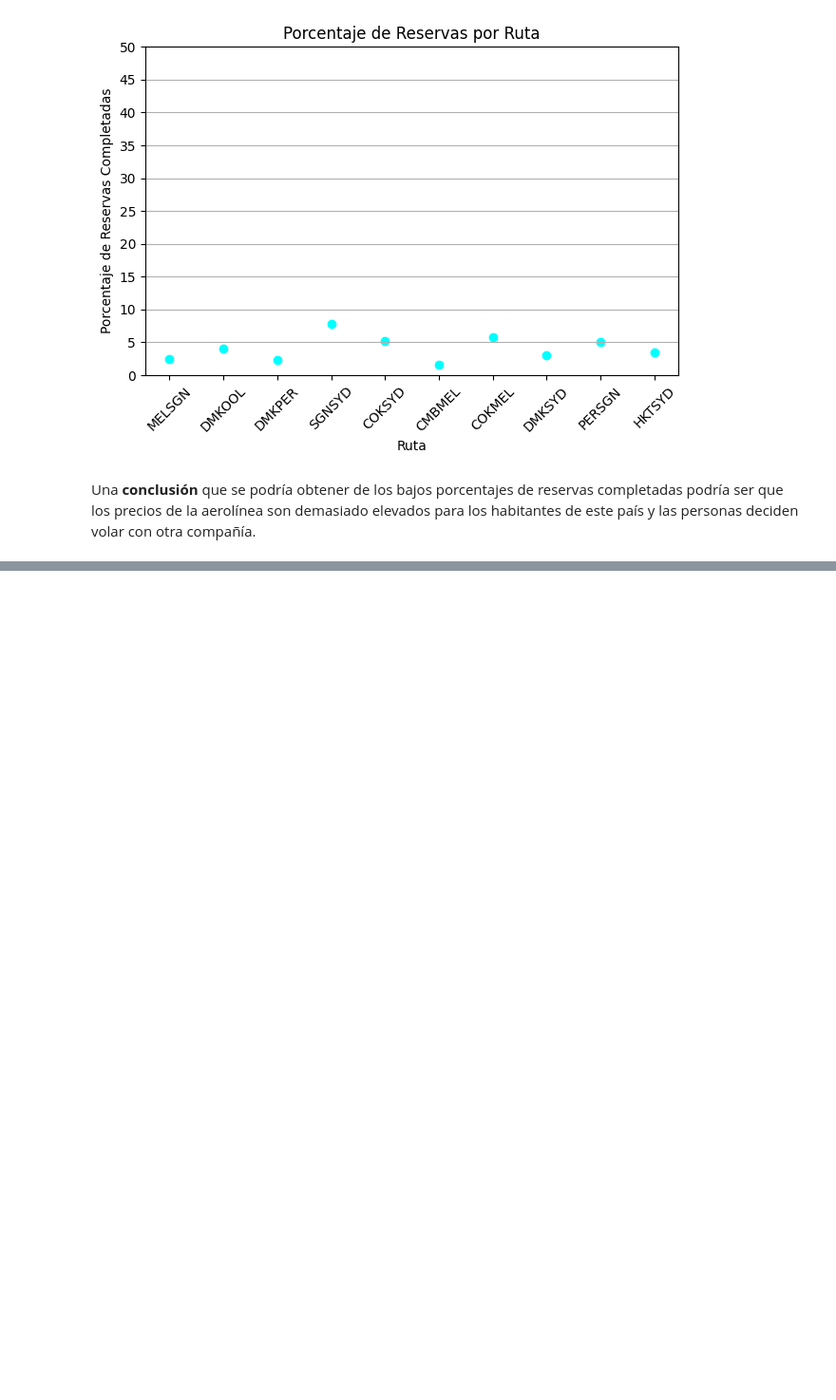
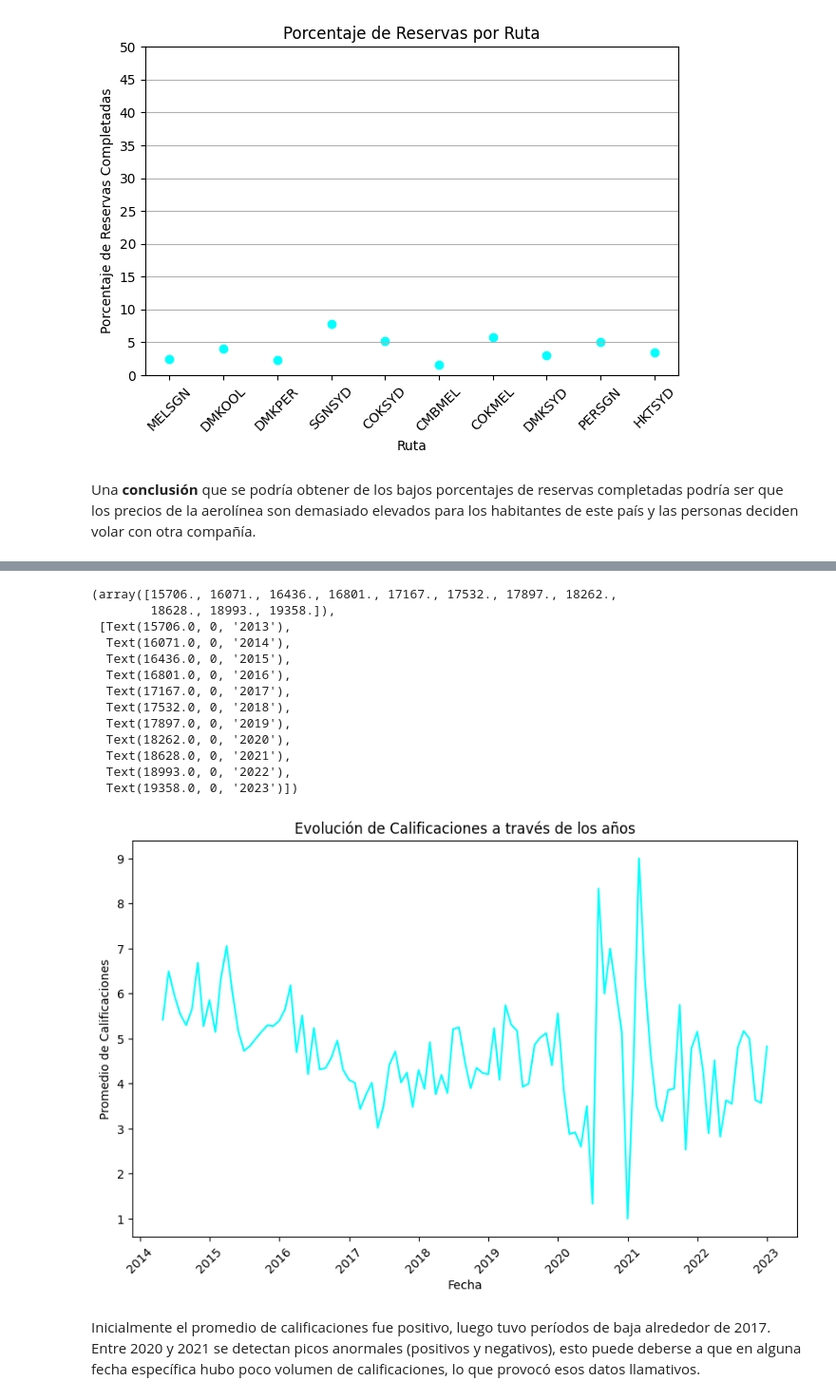
Before and after one commit to alexguttlein/TP1-AnalisisExploratorioDeDatos, a Jupyter notebook: TP1_Análisis_Exploratorio_de_Datos.ipynb, the cells around one changed output, grey strips where cells are left out. Shown at 95% size. Saved outputs shown, nothing was run; the diff lists cells and outputs as text; code cells hidden in the pictures; blank space fills up the shorter version.

```diff
--- a/TP1_Análisis_Exploratorio_de_Datos.ipynb
+++ b/TP1_Análisis_Exploratorio_de_Datos.ipynb
@@ -270,0 +331,8 @@ Una **conclusión** que se podría obtener de los bajos porcentajes de reservas
+# %%
+#se calcula cómo fueron evolucionando las calificaciones a traves del tiempo
+#generales (verificadas + no verificadas)
+rates_by_date = cleaned_reviews[['date', 'rates']]
+
+rates_by_date_grouped = rates_by_date.groupby([rates_by_date['date'].dt.year.rename('año'), rates_by_date['date'].dt.month.rename('mes')]).mean()
+rates_by_date_grouped = rates_by_date_grouped.reset_index()
+rates_by_date_grouped
@@ -270,0 +353,30 @@ Una **conclusión** que se podría obtener de los bajos porcentajes de reservas
+# %%
+#se agrega una columna 'fecha' que representa (año / mes) ya que si se dejaba tambien el día habría demasiadas variables y era dificil de analizar.
+rates_by_date_grouped['fecha'] = pd.to_datetime(rates_by_date_grouped['año'].astype(str) + '-' + rates_by_date_grouped['mes'].astype(str), format='%Y-%m')
+rates_by_date_grouped = rates_by_date_grouped.sort_values('fecha')
+
+#se crea un lineplot con la evolución de las calificaciones a lo largo de los últimos años.
+plt.figure(figsize=(10, 6))
+plt.plot(rates_by_date_grouped['fecha'], rates_by_date_grouped['rates'], color='cyan', linestyle='-')
+
+plt.title('Evolución de Calificaciones a través de los años')
+plt.xlabel('Fecha')
+plt.ylabel('Promedio de Calificaciones')
+plt.xticks(rotation=45)
+# %% [output]
+(array([15706., 16071., 16436., 16801., 17167., 17532., 17897., 18262.,
+        18628., 18993., 19358.]),
+ [Text(15706.0, 0, '2013'),
+  Text(16071.0, 0, '2014'),
+  Text(16436.0, 0, '2015'),
+  Text(16801.0, 0, '2016'),
+  Text(17167.0, 0, '2017'),
+  Text(17532.0, 0, '2018'),
+  Text(17897.0, 0, '2019'),
+  Text(18262.0, 0, '2020'),
+  Text(18628.0, 0, '2021'),
+  Text(18993.0, 0, '2022'),
+  Text(19358.0, 0, '2023')])
+[figure, added]
+# %% [markdown]
+Inicialmente el promedio de calificaciones fue positivo, luego tuvo períodos de baja alrededor de 2017. Entre 2020 y 2021 se detectan picos anormales (positivos y negativos), esto puede deberse a que en alguna fecha específica hubo poco volumen de calificaciones, lo que provocó esos datos llamativos.
```
Also changed, not shown: parts of 10 cells of this notebook.
